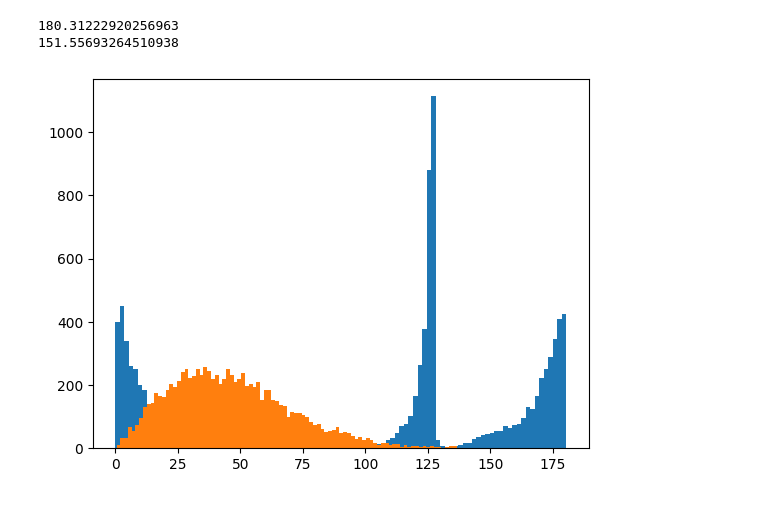
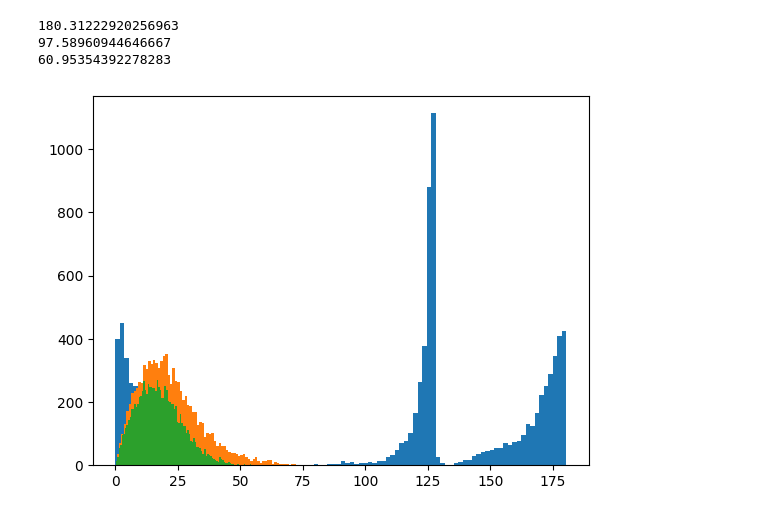
Before and after one commit to AlexDom513/ECE-6560-Final-Project, a Jupyter notebook: code/Gradient_Hist.ipynb, the cells around one changed output. Cells and saved outputs as stored; diff of their text form; code cells hidden in the pictures.

```diff
--- a/code/Gradient_Hist.ipynb
+++ b/code/Gradient_Hist.ipynb
@@ -11,9 +11,9 @@ img = np.array(img)
 img = img[300:400,300:400]
 print(img.shape)
 #noise = 10*np.random.randn(img.shape[0],img.shape[1]) # standard normal distribution
-mean = 1
-std_dev = .5
-noise = 50*np.random.normal(mean, std_dev, (img.shape[0],img.shape[1]))
+mean = 0
+std_dev = 10
+noise = np.random.normal(mean, std_dev, (img.shape[0],img.shape[1]))
 
 
 # #salt and pepper noise
@@ -29,6 +29,8 @@ plt.show()
 img2 = img + noise
 plt.imshow(img2, cmap='gray')
 plt.show()
+plt.imshow(noise, cmap='gray')
+plt.show()
 # %% [output]
 (100, 100)
 (100, 100)
@@ -51,12 +54,16 @@ def GradientHist(I):
 
 grads = GradientHist(img)
 grads2 = GradientHist(img2)
+gradNoise = GradientHist(noise)
 # %%
 plt.hist(grads,bins=100)
 plt.hist(grads2,bins=100)
+plt.hist(gradNoise,bins=100)
 print(np.max(grads))
 print(np.max(grads2))
+print(np.max(gradNoise))
 # %% [output]
 180.31222920256963
-151.55693264510938
+97.58960944646667
+60.95354392278283
-[figure, old version]
+[figure, new version]
```
Also changed, not shown: parts of 1 cell of this notebook, 7 other files.
